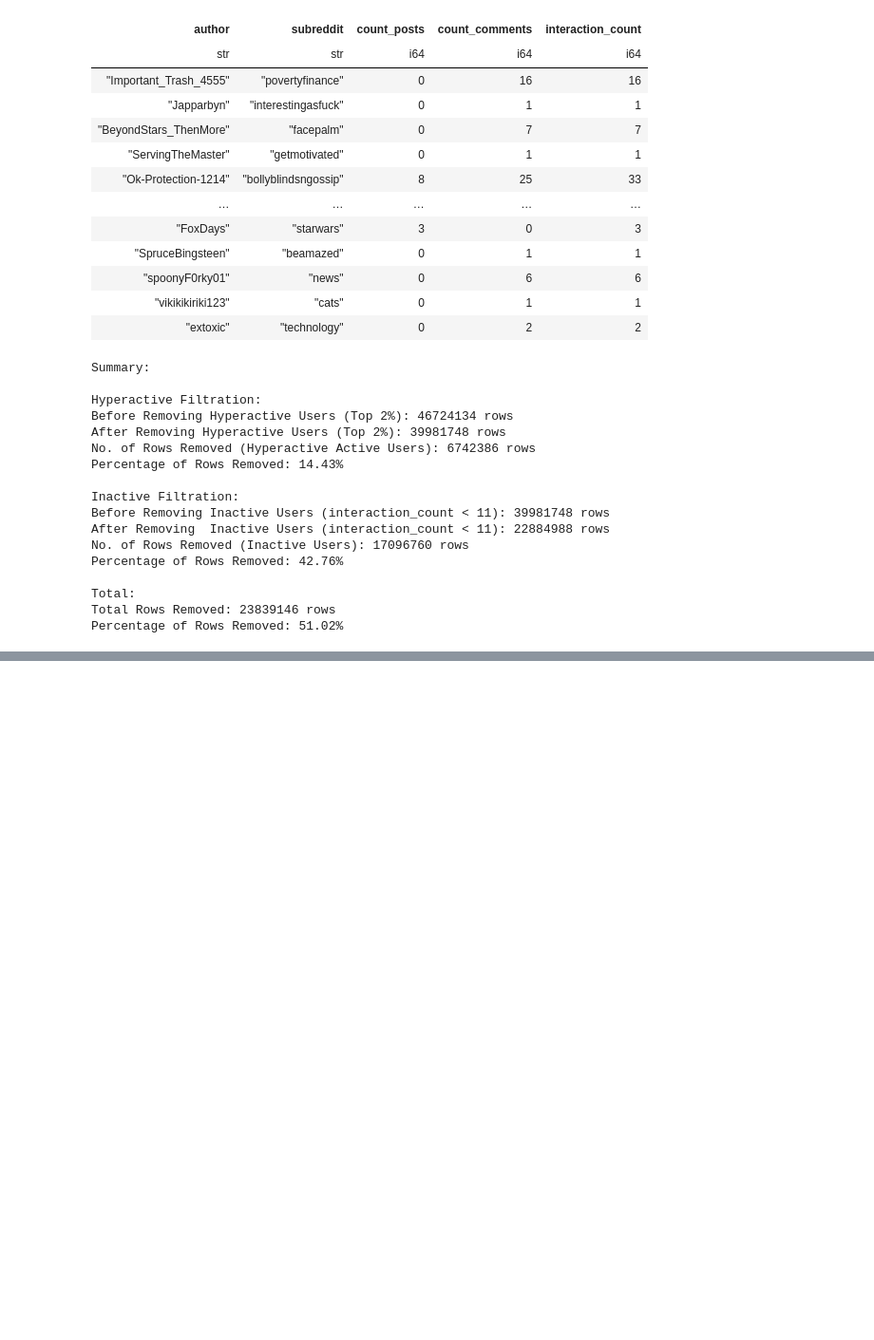
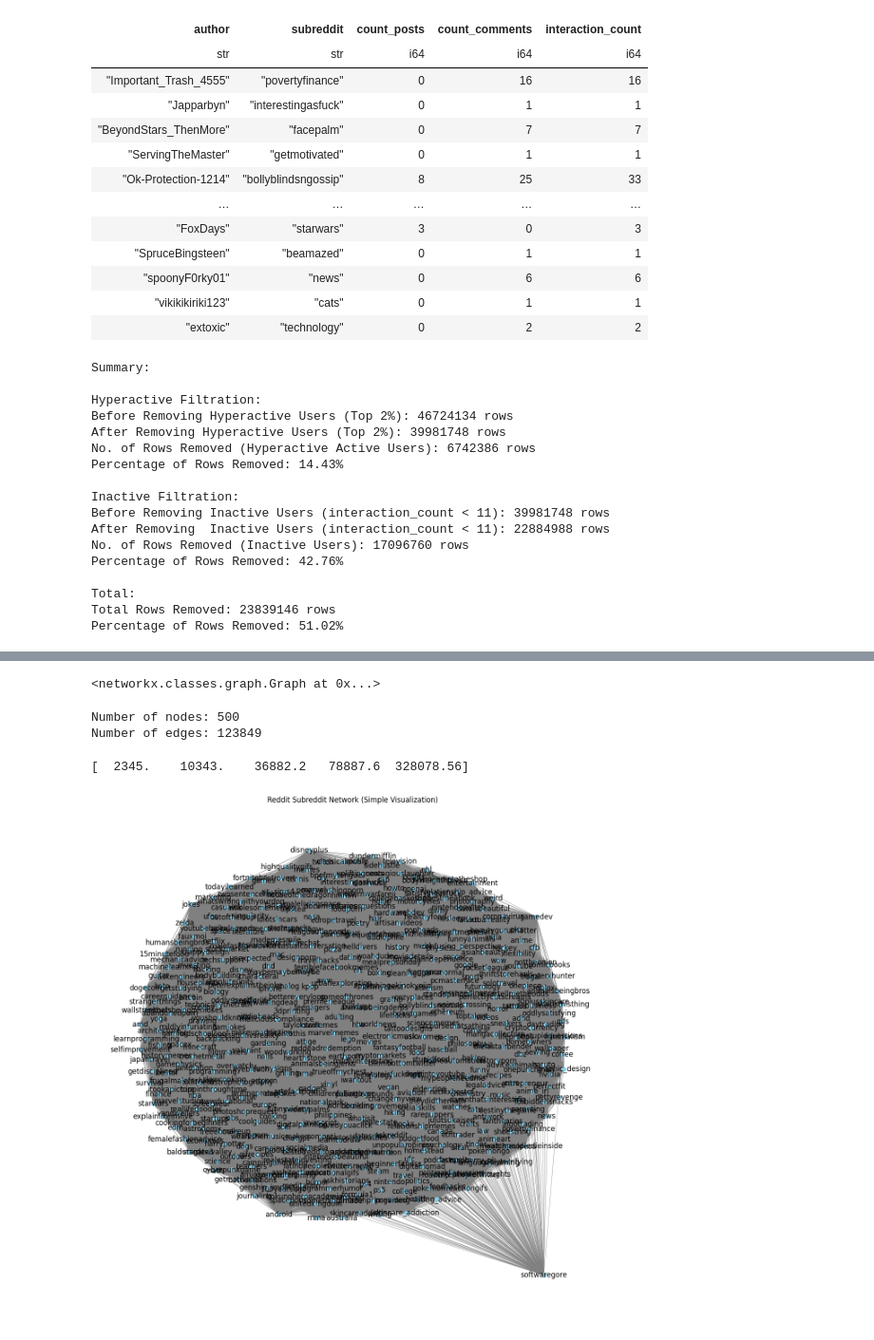
Before and after one commit to Donyl-Alcantara/Accesslab_MiniProject_Alcantara-Vocal, a Jupyter notebook: 04 Network Topology.ipynb, the cells around one changed output, grey strips where cells are left out. Shown at 95% size. Cells and saved outputs as stored; diff of their text form; code cells hidden in the pictures; blank space fills up the shorter version.

```diff
--- a/04 Network Topology.ipynb
+++ b/04 Network Topology.ipynb
@@ -716,0 +736,9 @@ Percentage of Rows Removed: 51.02%
+# %%
+adjacency_matrix = B.T @ B
+# Remove Self-Loops
+
+adjacency_matrix.setdiag(0)
+
+# Remove zeros
+adjacency_matrix.eliminate_zeros()
+adjacency_matrix
@@ -716,0 +753,54 @@ Percentage of Rows Removed: 51.02%
+# %%
+# Remove single-interaction subreddit pairs - from [Jakobsen (2022)](https://blog.bruun.dev/exploring-reddit-community-relations-with-graphs-and-neo4j/)
+adjacency_matrix.data[adjacency_matrix.data == 1] = 0
+adjacency_matrix.eliminate_zeros()
+# %%
+# convert matrix into graph
+reddit_network = nx.from_scipy_sparse_array(adjacency_matrix)
+reddit_network
+# %% [output]
+<networkx.classes.graph.Graph at 0x...>
+# %%
+# sanity check
+print("Number of nodes:", reddit_network.number_of_nodes())
+print("Number of edges:", reddit_network.number_of_edges())
+# %% [output]
+Number of nodes: 500
+Number of edges: 123849
+# %%
+# assign
+
+# import previously processed list
+subreddit_list = pd.read_csv('data/subreddits.csv')
+subreddit_list = subreddit_list["subreddit"].tolist()
+
+# map to assign names to nodes
+mapping = dict(enumerate(subreddit_list))
+reddit_network = nx.relabel_nodes(reddit_network, mapping)
+# %%
+# Inspect Edge Weights
+weights = [d['weight'] for _,_,d in reddit_network.edges(data=True)]
+
+import numpy as np
+print(np.percentile(weights, [50,75,90,95,99]))
+# %% [output]
+[  2345.    10343.    36882.2   78887.6  328078.56]
+# %%
+# Simple spring layout (force-directed)
+pos = nx.spring_layout(reddit_network, seed=42, k=0.3)
+
+# Draw nodes and edges
+plt.figure(figsize=(12, 12))
+nx.draw(
+    reddit_network,
+    pos=pos,
+    node_size=50,        # keep small for large networks
+    node_color="skyblue",
+    edge_color="gray",
+    width=0.5,           # thin edges
+    with_labels=True   # no labels yet for clarity
+)
+plt.title("Reddit Subreddit Network (Simple Visualization)")
+plt.show()
+# %% [output]
+[figure, added]
```
Also changed, not shown: parts of 21 cells of this notebook.
